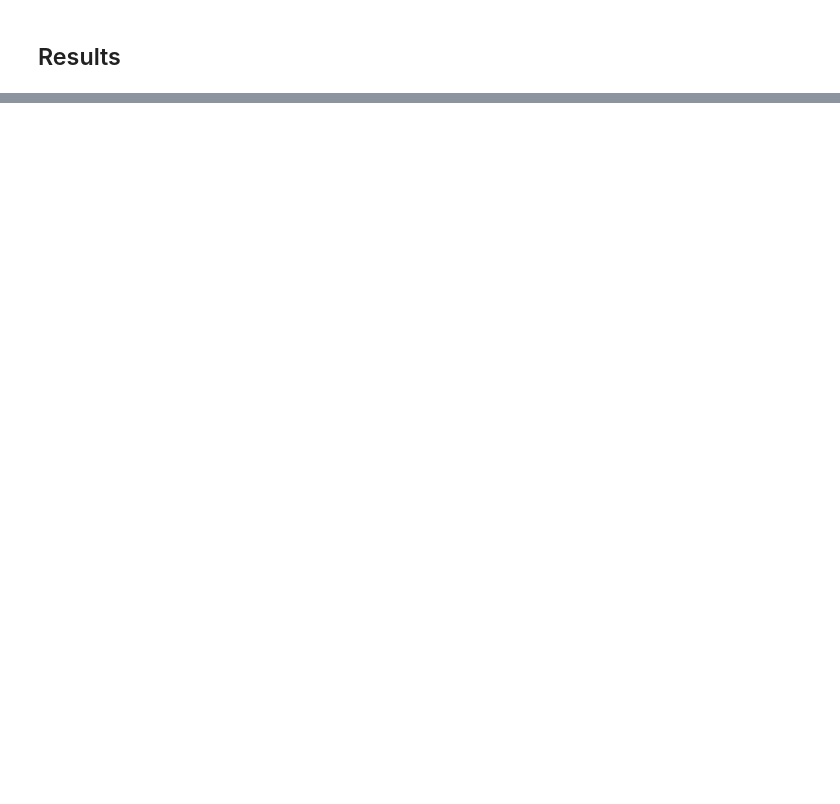
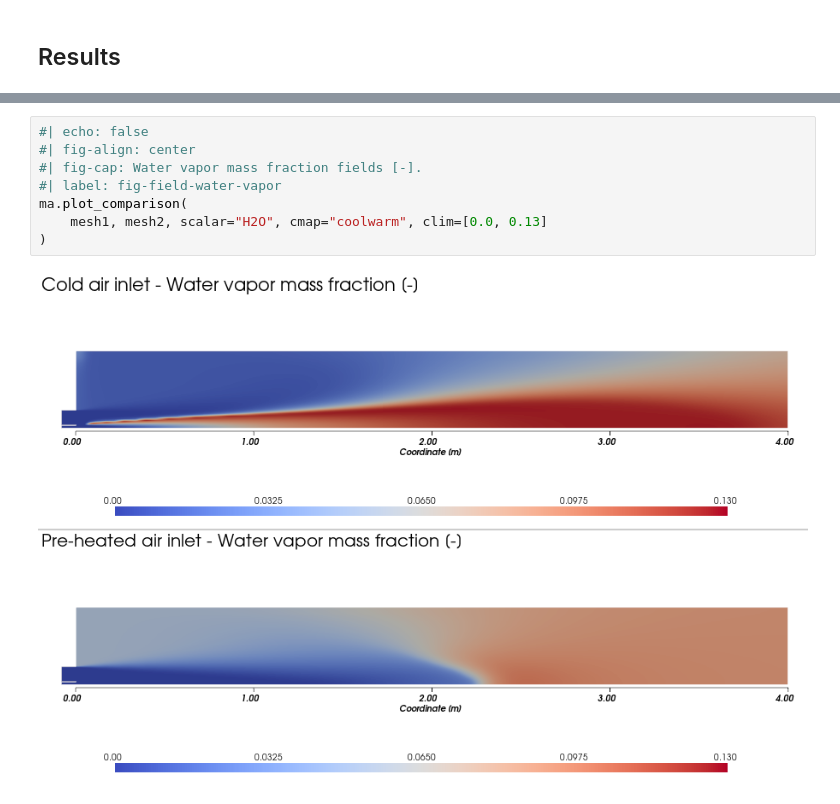
Before and after one commit to wallytutor/OpenFOAM, a Jupyter notebook: tutorials/multicomponentFluid/methaneAirSentivity/report.ipynb, the cells around one changed output, grey strips where cells are left out. Saved outputs shown, nothing was run; the diff lists cells and outputs as text; blank space fills up the shorter version.

```diff
--- a/tutorials/multicomponentFluid/methaneAirSentivity/report.ipynb
+++ b/tutorials/multicomponentFluid/methaneAirSentivity/report.ipynb
@@ -110,3 +201,13 @@ ma.plot_comparison(
+# %%
+#| echo: false
+#| fig-align: center
+#| fig-cap: Water vapor mass fraction fields [-].
+#| label: fig-field-water-vapor
+ma.plot_comparison(
+    mesh1, mesh2, scalar="H2O", cmap="coolwarm", clim=[0.0, 0.13]
+)
+# %% [output]
+[figure, added]
 # %%
 #| echo: false
 #| fig-align: center
```
Also changed, not shown: parts of 27 cells of this notebook, 2 other files.
